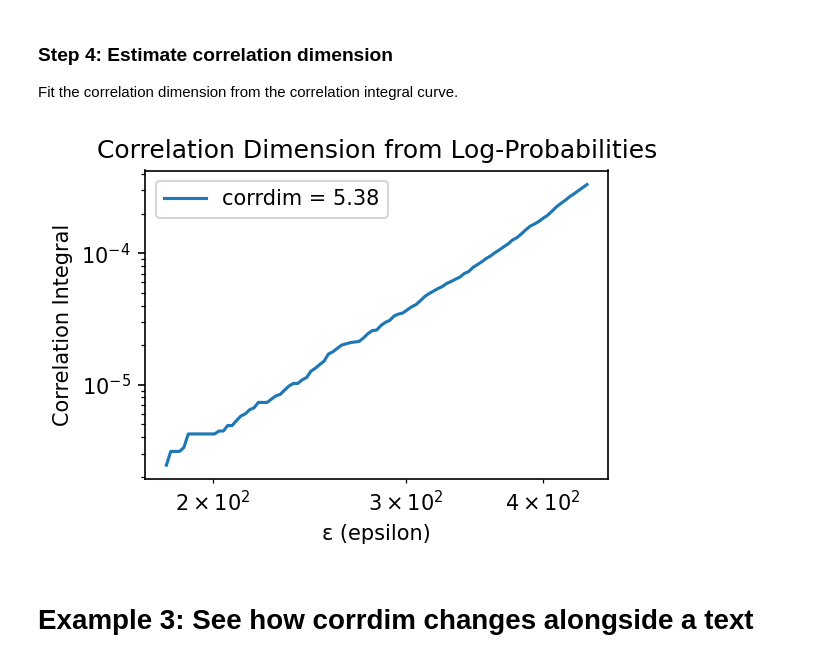
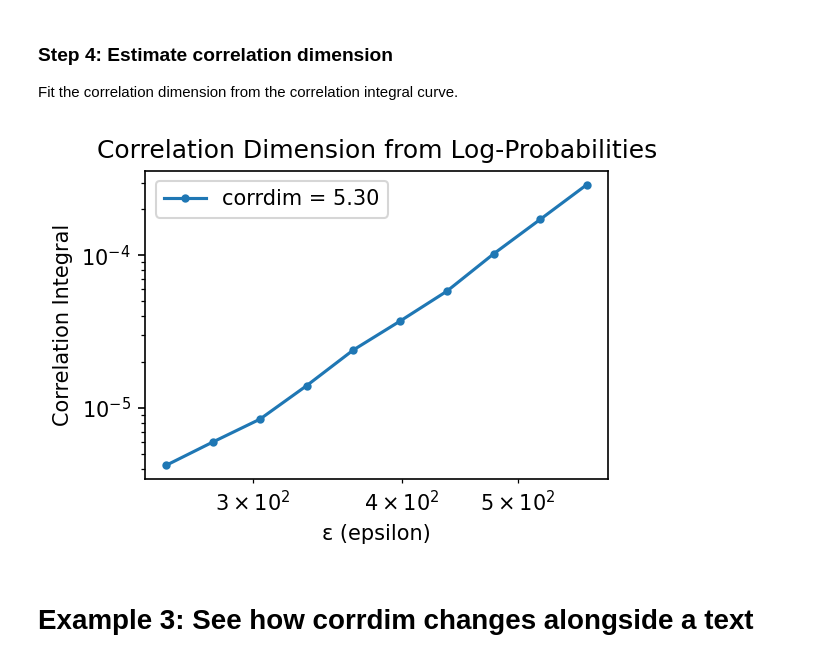
Before and after one commit to kduxin/corrdim, a Jupyter notebook: examples/basic_usage.ipynb, the cells around one changed output. Saved outputs shown, nothing was run; the diff lists cells and outputs as text; code cells hidden in the pictures.

```diff
--- a/examples/basic_usage.ipynb
+++ b/examples/basic_usage.ipynb
@@ -63,8 +56,6 @@ corrdim.set_corrint_backend("triton")
 # %% [output]
 'triton'
 # %%
-tokenizer = calculator.tokenizer
-
 # Plot results for multiple articles
 fig, ax = plt.subplots(1, 1, figsize=(8, 6), dpi=150)
 
@@ -74,12 +65,13 @@ for i, (filename, text) in enumerate(texts.items()):
     if i >= max_articles:
         break
 
-    # Tokenize and truncate to 20k tokens
-    tokens = tokenizer.encode(text, add_special_tokens=False, max_length=20000)
-    text_truncated = tokenizer.decode(tokens)
-
-    # Compute correlation dimension (one line!)
-    result = calculator(text_truncated, dim_reduction=8192)
+    result = corrdim.measure_text(
+        text,
+        model='Qwen/Qwen2.5-1.5B',
+        precision=torch.float16,
+        truncation_tokens=10000,
+        dim_reduction=8192,
+    )
 
     # Plot the correlation integral curve
     ax.plot(result.epsilons_linear_region, result.corrints_linear_region,
@@ -121,11 +112,10 @@ and memory usage while maintaining good performance.
 # %%
 # Load AWQ-quantized model and tokenizer
-model_name = "Qwen/Qwen2.5-7B-Instruct-AWQ"
+model_name = "Qwen/Qwen2.5-1.5B"
 model = transformers.AutoModelForCausalLM.from_pretrained(
     model_name,
-    device_map="cuda",
     dtype=torch.float16,
-)
+).to("cuda")
 tokenizer = transformers.AutoTokenizer.from_pretrained(model_name)
 
 # Load a single article as example
@@ -167,4 +141,7 @@ logits = outputs.logits[0]
 logprobs = logits.log_softmax(-1)
 print(f"Log-probabilities shape: {logprobs.shape}")
 print(f"Vocabulary size: {logprobs.shape[1]}")
+
+logprobs = corrdim.reduce_dimension(logprobs, num_groups=8192)
+print(f"Reduced log-probabilities shape: {logprobs.shape}")
 # %% [output]
@@ -179,34 +157,32 @@ Calculate correlation integral values for a range of epsilon (distance threshold
 epsilons = torch.logspace(-20, 20, 10000, device="cuda")
 
 # Compute correlation integral for each epsilon
-corrint = corrdim.correlation_integral(logprobs, epsilons)
+curve = corrdim.curve_from_vectors(logprobs)
 # %% [markdown]
 ### Step 4: Estimate correlation dimension
 
 Fit the correlation dimension from the correlation integral curve.
 # %%
 # Our custom implementation: compute correlation dimension from the curve
-result = corrdim.CorrelationDimensionCalculator.compute_correlation_dimension_from_curve(
-    epsilons=epsilons.cpu().numpy(),
-    corrints=corrint.cpu().numpy(),
-    sequence_length=logprobs.shape[0],
+result = corrdim.estimate_dimension_from_curve(
+    curve=curve,
     correlation_integral_range="auto",
 )
 
 # Plot the results
 fig, ax = plt.subplots(1, 1, figsize=(4, 3), dpi=150)
-ax.plot(result.epsilons_linear_region, result.corrints_linear_region,
+ax.plot(result.epsilons_linear_region, result.corrints_linear_region, '.-',
         label=f"corrdim = {result.corrdim:.2f}")
 ax.set_xscale("log")
 ax.set_yscale("log")
 ax.set_xlabel("ε (epsilon)")
 ax.set_ylabel("Correlation Integral")
 ax.set_title("Correlation Dimension from Log-Probabilities")
 ax.legend()
 plt.tight_layout()
 plt.show()
 # %% [output]
-[figure, old version]
+[figure, new version]
 # %% [markdown]
 # Example 3: See how corrdim changes alongside a text
 # %%
```
Also changed, not shown: parts of 12 cells of this notebook, 31 other files.
